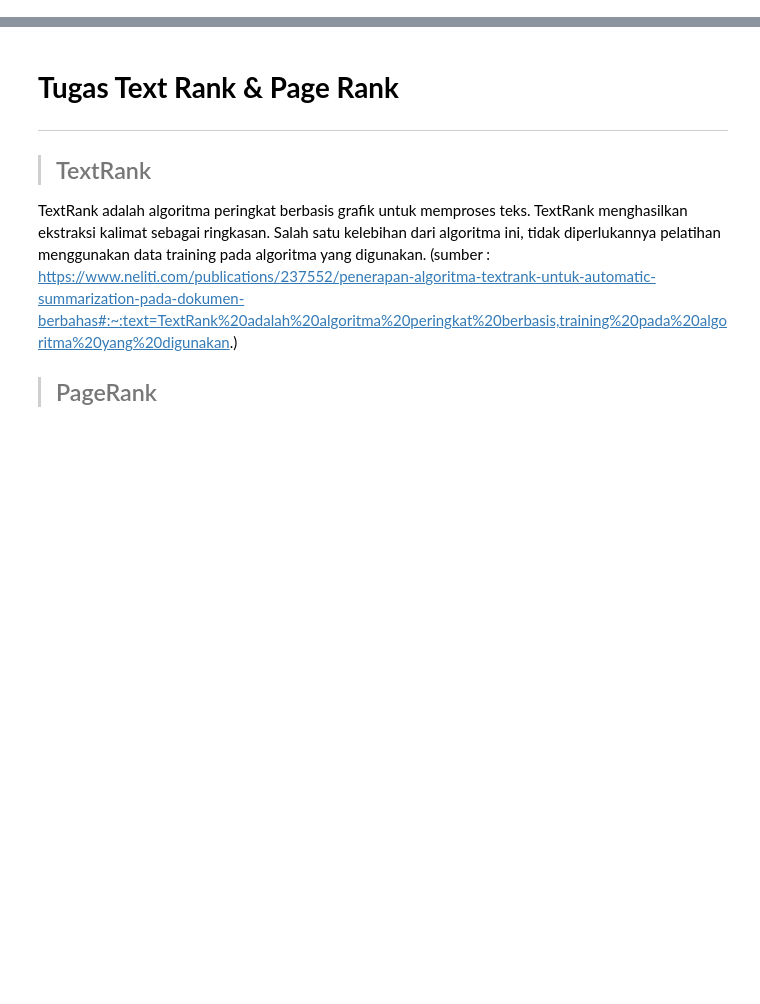
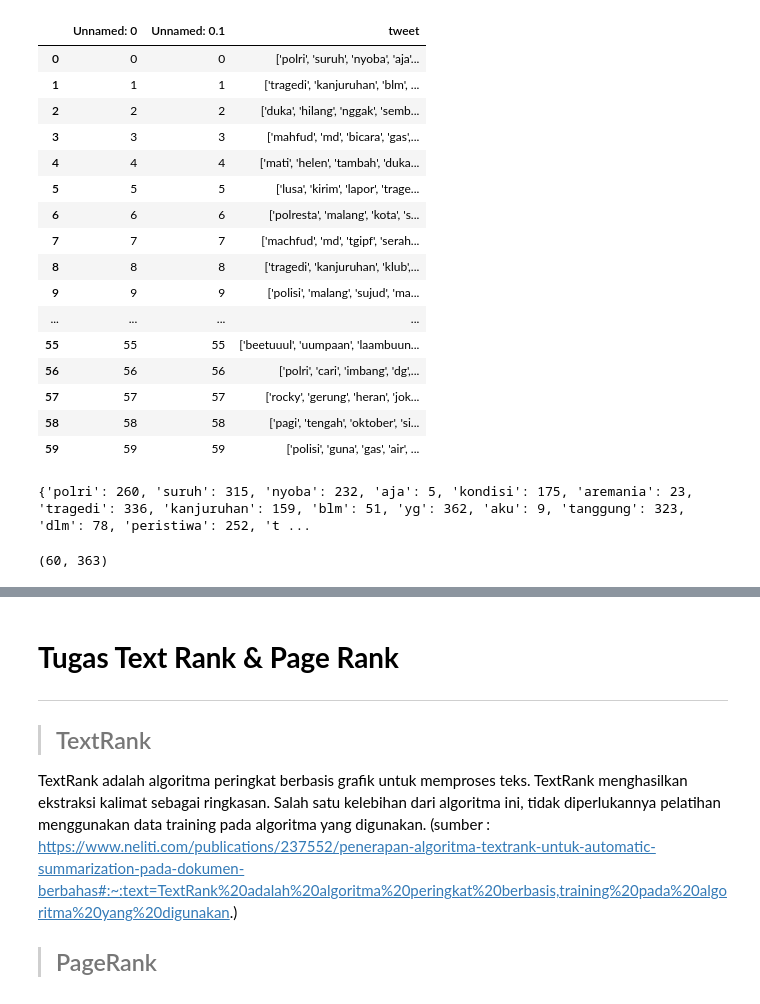
Before and after one commit to azrielakbar/webmining, a Jupyter notebook: _sources/tugaspagerank.ipynb, the cells around one changed output, grey strips where cells are left out. Saved outputs shown, nothing was run; the diff lists cells and outputs as text; code cells hidden in the pictures; blank space fills up the shorter version.

```diff
--- a/_sources/tugaspagerank.ipynb
+++ b/_sources/tugaspagerank.ipynb
@@ -0,0 +427,35 @@
+# %%
+from sklearn.feature_extraction.text import CountVectorizer
+#Membuat Dataframe
+dataTextPre = pd.read_csv('HasilTextPreprocessing.csv')
+vectorizer = CountVectorizer(min_df=1)
+bag = vectorizer.fit_transform(dataTextPre['tweet'])
+dataTextPre
+# %% [output]
+|  | Unnamed: 0 | Unnamed: 0.1 | tweet |
+| 0 | 0 | 0 | ['polri', 'suruh', 'nyoba', 'aja'... |
+| 1 | 1 | 1 | ['tragedi', 'kanjuruhan', 'blm', ... |
+| 2 | 2 | 2 | ['duka', 'hilang', 'nggak', 'semb... |
+| 3 | 3 | 3 | ['mahfud', 'md', 'bicara', 'gas',... |
+| 4 | 4 | 4 | ['mati', 'helen', 'tambah', 'duka... |
+| 5 | 5 | 5 | ['lusa', 'kirim', 'lapor', 'trage... |
+| 6 | 6 | 6 | ['polresta', 'malang', 'kota', 's... |
+| 7 | 7 | 7 | ['machfud', 'md', 'tgipf', 'serah... |
+| 8 | 8 | 8 | ['tragedi', 'kanjuruhan', 'klub',... |
+| 9 | 9 | 9 | ['polisi', 'malang', 'sujud', 'ma... |
+| ... | ... | ... | ... |
+| 55 | 55 | 55 | ['beetuuul', 'uumpaan', 'laambuun... |
+| 56 | 56 | 56 | ['polri', 'cari', 'imbang', 'dg',... |
+| 57 | 57 | 57 | ['rocky', 'gerung', 'heran', 'jok... |
+| 58 | 58 | 58 | ['pagi', 'tengah', 'oktober', 'si... |
+| 59 | 59 | 59 | ['polisi', 'guna', 'gas', 'air', ... |
+# %%
+print(vectorizer.vocabulary_)
+# %% [output]
+{'polri': 260, 'suruh': 315, 'nyoba': 232, 'aja': 5, 'kondisi': 175, 'aremania': 23, 'tragedi': 336, 'kanjuruhan': 159, 'blm': 51, 'yg': 362, 'aku': 9, 'tanggung': 323, 'dlm': 78, 'peristiwa': 252, 't ...
+# %%
+matriks_vsm=bag.toarray()
+#print(matrik_vsm)
+matriks_vsm.shape
+# %% [output]
+(60, 363)
```
Also changed, not shown: parts of 46 cells of this notebook, 18 other files.
